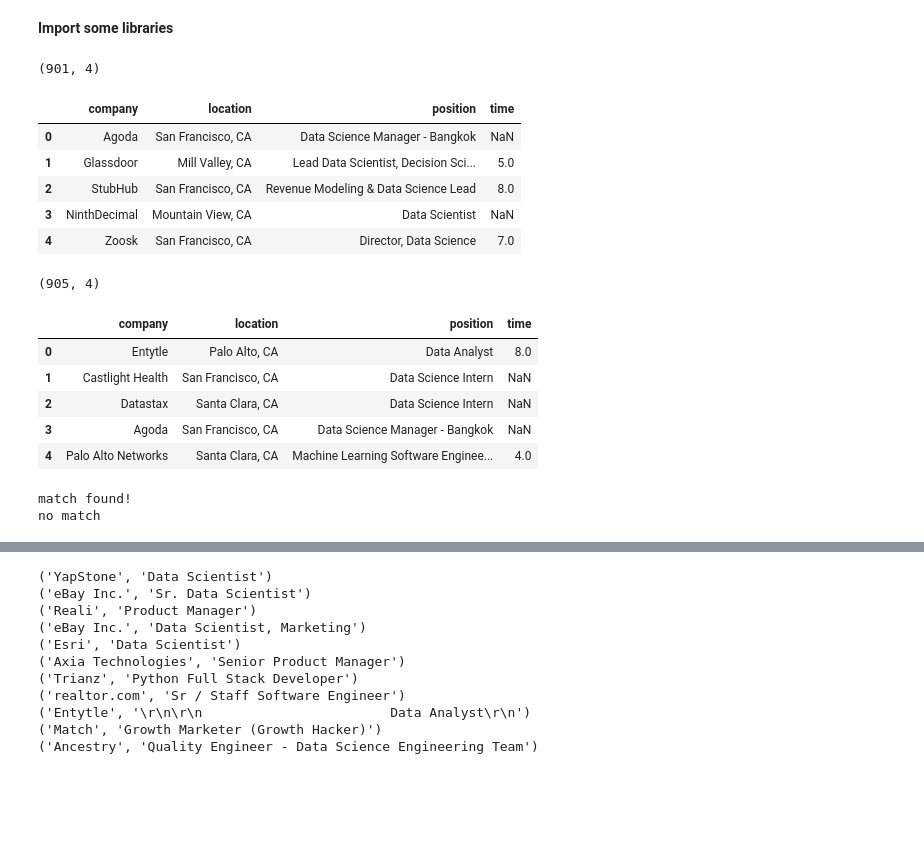
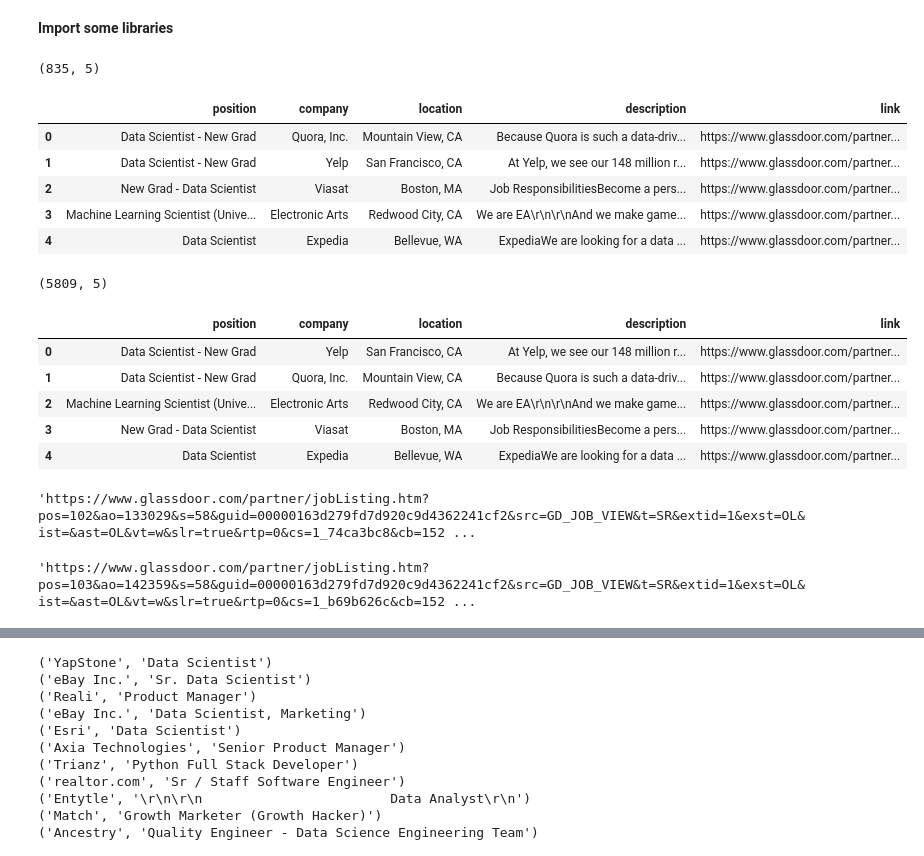
Before and after one commit to dskarbrevik/Data-Science-Job-Board, a Jupyter notebook: Processing scraped jobs.ipynb, the cells around one changed output, grey strips where cells are left out. Drawn from its saved outputs; the diff is of its cells as text; code cells hidden in the pictures; blank space fills up the shorter version.

```diff
--- a/Processing scraped jobs.ipynb
+++ b/Processing scraped jobs.ipynb
@@ -33,37 +34,34 @@ import numpy as np
 # %%
-df_old = pd.read_csv("./data/glassdoor-df-06-05-2018.csv", encoding="ISO-8859-1")
-df_new = pd.read_csv("./data/glassdoor-df-06-06-2018.csv", encoding="ISO-8859-1")
+df_test = pd.read_csv("./data/glassdoor-df-06-05-2018.csv", encoding="ISO-8859-1")
+df_test2 = pd.read_csv("./data/glassdoor-df-06-06-2018.csv", encoding="ISO-8859-1")
+#df_new = pd.read_csv("./data/glassdoor-df-06-06-2018.csv", encoding="ISO-8859-1")
 # %%
-print(df_old.shape)
-df_old.head(n=5)
+print(df_test.shape)
+df_test.head(n=5)
 # %% [output]
-(901, 4)
+(835, 5)
-|  | company | location | position | time |
-| 0 | Agoda | San Francisco, CA | Data Science Manager - Bangkok | NaN |
-| 1 | Glassdoor | Mill Valley, CA | Lead Data Scientist, Decision Sci... | 5.0 |
-| 2 | StubHub | San Francisco, CA | Revenue Modeling & Data Science Lead | 8.0 |
-| 3 | NinthDecimal | Mountain View, CA | Data Scientist | NaN |
-| 4 | Zoosk | San Francisco, CA | Director, Data Science | 7.0 |
+|  | position | company | location | description | link |
+| 0 | Data Scientist - New Grad | Quora, Inc. | Mountain View, CA | Because Quora is such a data-driv... | https://www.glassdoor.com/partner... |
+| 1 | Data Scientist - New Grad | Yelp | San Francisco, CA | At Yelp, we see our 148 million r... | https://www.glassdoor.com/partner... |
+| 2 | New Grad - Data Scientist | Viasat | Boston, MA | Job ResponsibilitiesBecome a pers... | https://www.glassdoor.com/partner... |
+| 3 | Machine Learning Scientist (Unive... | Electronic Arts | Redwood City, CA | We are EA\r\n\r\nAnd we make game... | https://www.glassdoor.com/partner... |
+| 4 | Data Scientist | Expedia | Bellevue, WA | ExpediaWe are looking for a data ... | https://www.glassdoor.com/partner... |
 # %%
-print(df_new.shape)
-df_new.head(n=5)
+print(df_test2.shape)
+df_test2.head(n=5)
 # %% [output]
-(905, 4)
+(5809, 5)
-|  | company | location | position | time |
-| 0 | Entytle | Palo Alto, CA | Data Analyst | 8.0 |
-| 1 | Castlight Health | San Francisco, CA | Data Science Intern | NaN |
-| 2 | Datastax | Santa Clara, CA | Data Science Intern | NaN |
-| 3 | Agoda | San Francisco, CA | Data Science Manager - Bangkok | NaN |
-| 4 | Palo Alto Networks | Santa Clara, CA | Machine Learning Software Enginee... | 4.0 |
+|  | position | company | location | description | link |
+| 0 | Data Scientist - New Grad | Yelp | San Francisco, CA | At Yelp, we see our 148 million r... | https://www.glassdoor.com/partner... |
+| 1 | Data Scientist - New Grad | Quora, Inc. | Mountain View, CA | Because Quora is such a data-driv... | https://www.glassdoor.com/partner... |
+| 2 | Machine Learning Scientist (Unive... | Electronic Arts | Redwood City, CA | We are EA\r\n\r\nAnd we make game... | https://www.glassdoor.com/partner... |
+| 3 | New Grad - Data Scientist | Viasat | Boston, MA | Job ResponsibilitiesBecome a pers... | https://www.glassdoor.com/partner... |
+| 4 | Data Scientist | Expedia | Bellevue, WA | ExpediaWe are looking for a data ... | https://www.glassdoor.com/partner... |
-# %%
-test1 = ('hi','there'), ('hello', 'friend')
-test2 = ('hello', 'again'), ('hi','there')
-
-for i in range(len(test1)):
-    if test1[i] in test2:
-        print("match found!")
-    else:
-        print("no match")
-# %% [output]
-match found!
-no match
+# %%
+df_test.iloc[[1]]['link'].values[0]
+# %% [output]
+'https://www.glassdoor.com/partner/jobListing.htm?pos=102&ao=133029&s=58&guid=00000163d279fd7d920c9d4362241cf2&src=GD_JOB_VIEW&t=SR&extid=1&exst=OL&ist=&ast=OL&vt=w&slr=true&rtp=0&cs=1_74ca3bc8&cb=152 ...
+# %%
+df_test.iloc[[2]]['link'].values[0]
+# %% [output]
+'https://www.glassdoor.com/partner/jobListing.htm?pos=103&ao=142359&s=58&guid=00000163d279fd7d920c9d4362241cf2&src=GD_JOB_VIEW&t=SR&extid=1&exst=OL&ist=&ast=OL&vt=w&slr=true&rtp=0&cs=1_b69b626c&cb=152 ...
```
Also changed, not shown: parts of 31 cells of this notebook, 14 other files.
